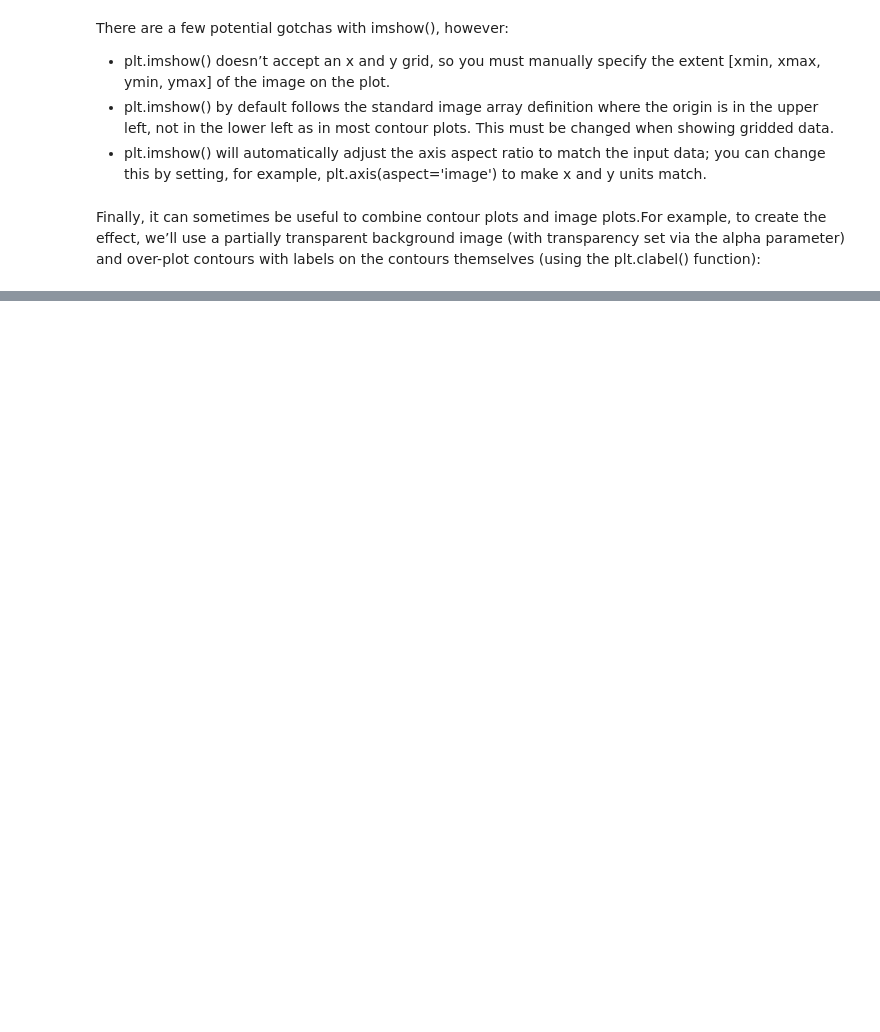
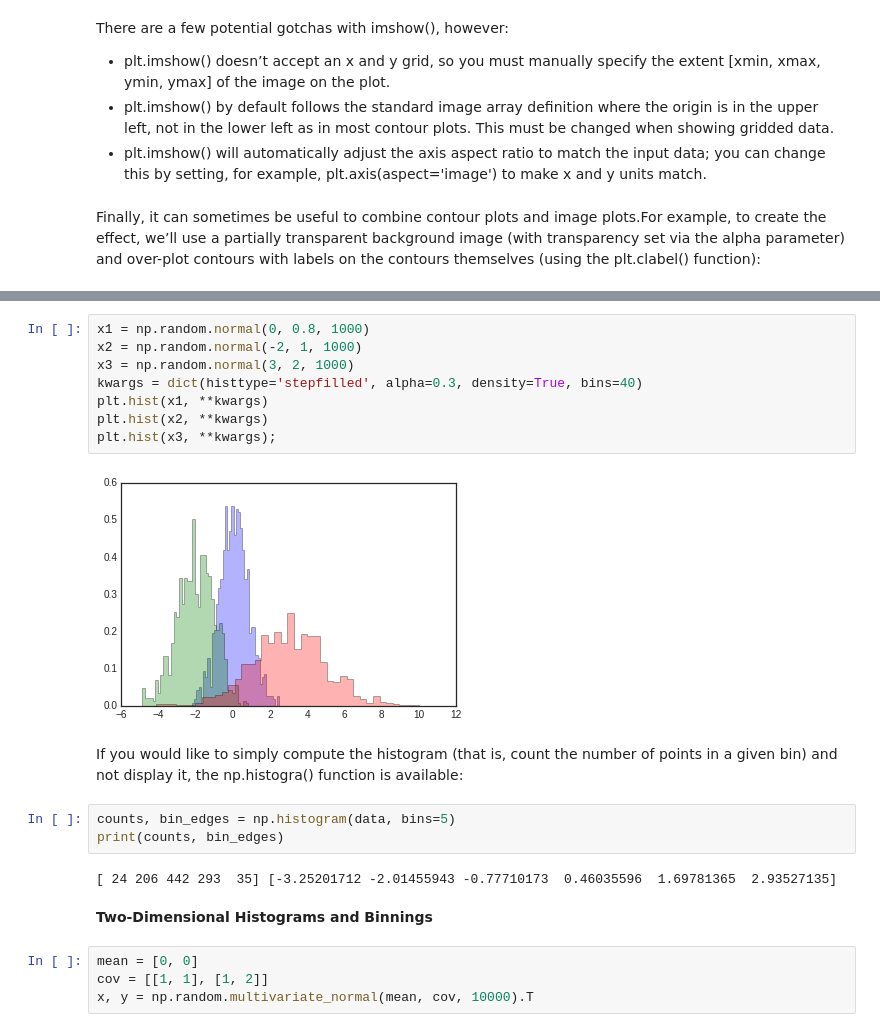
Before and after one commit to deep0892/ml_modeling, a Jupyter notebook: Matplotlib/Visualization_with_Matplotlib.ipynb, the cells around one changed output, grey strips where cells are left out. Cells and saved outputs as stored; diff of their text form; blank space fills up the shorter version.

```diff
--- a/Matplotlib/Visualization_with_Matplotlib.ipynb
+++ b/Matplotlib/Visualization_with_Matplotlib.ipynb
@@ -412,0 +411,23 @@ plt.colorbar();
+# %%
+x1 = np.random.normal(0, 0.8, 1000)
+x2 = np.random.normal(-2, 1, 1000)
+x3 = np.random.normal(3, 2, 1000)
+kwargs = dict(histtype='stepfilled', alpha=0.3, density=True, bins=40)
+plt.hist(x1, **kwargs)
+plt.hist(x2, **kwargs)
+plt.hist(x3, **kwargs);
+# %% [output]
+[figure, added]
+# %% [markdown]
+If you would like to simply compute the histogram (that is, count the number of points in a given bin) and not display it, the np.histogra() function is available:
+# %%
+counts, bin_edges = np.histogram(data, bins=5)
+print(counts, bin_edges)
+# %% [output]
+[ 24 206 442 293  35] [-3.25201712 -2.01455943 -0.77710173  0.46035596  1.69781365  2.93527135]
+# %% [markdown]
+**Two-Dimensional Histograms and Binnings**
+# %%
+mean = [0, 0]
+cov = [[1, 1], [1, 2]]
+x, y = np.random.multivariate_normal(mean, cov, 10000).T
```
Also changed, not shown: parts of 28 cells of this notebook.
